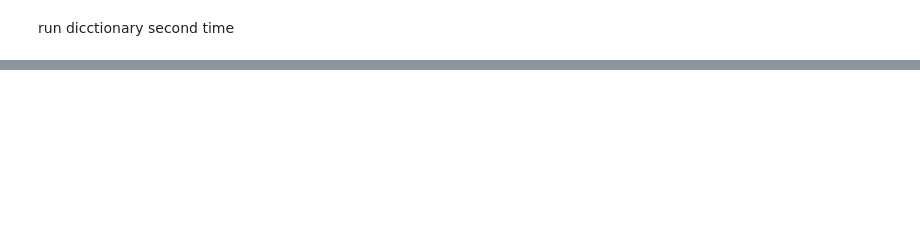
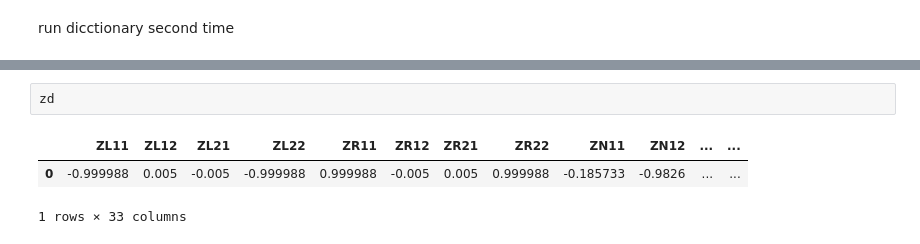
Before and after one commit to davidsuarezr/MDEO, a Jupyter notebook: Neutrino-masses-inversion.ipynb, the cells around one changed output, grey strips where cells are left out. Saved outputs shown, nothing was run; the diff lists cells and outputs as text; blank space fills up the shorter version.

```diff
--- a/Neutrino-masses-inversion.ipynb
+++ b/Neutrino-masses-inversion.ipynb
@@ -385,0 +410,6 @@ plt.tight_layout()
+# %%
+zd
+# %% [output]
+|  | ZL11 | ZL12 | ZL21 | ZL22 | ZR11 | ZR12 | ZR21 | ZR22 | ZN11 | ZN12 | ... | ... |
+| 0 | -0.999988 | 0.005 | -0.005 | -0.999988 | 0.999988 | -0.005 | 0.005 | 0.999988 | -0.185733 | -0.9826 | ... | ... |
+1 rows × 33 columns
```
Also changed, not shown: parts of 34 cells of this notebook, 7 other files.
